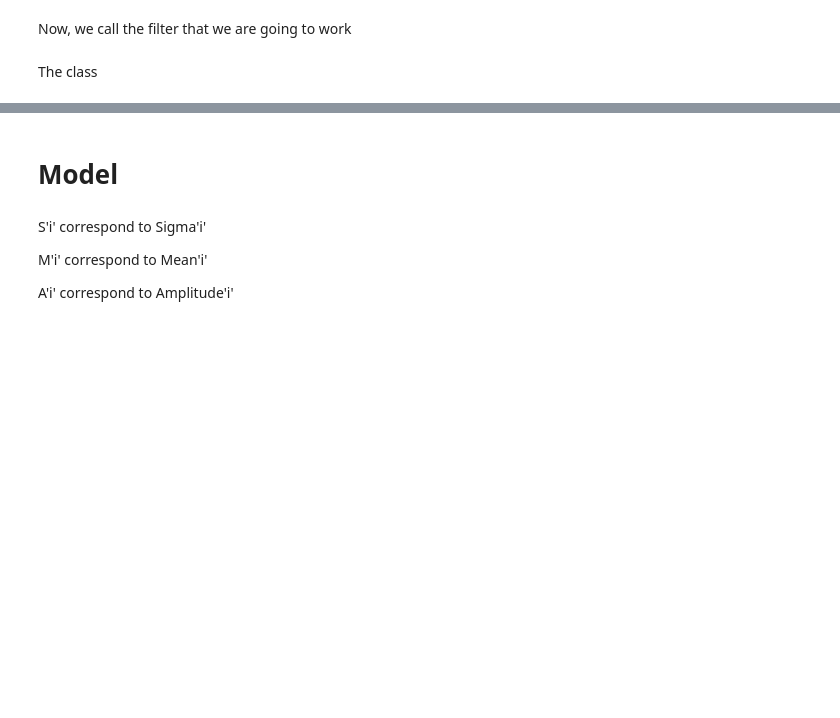
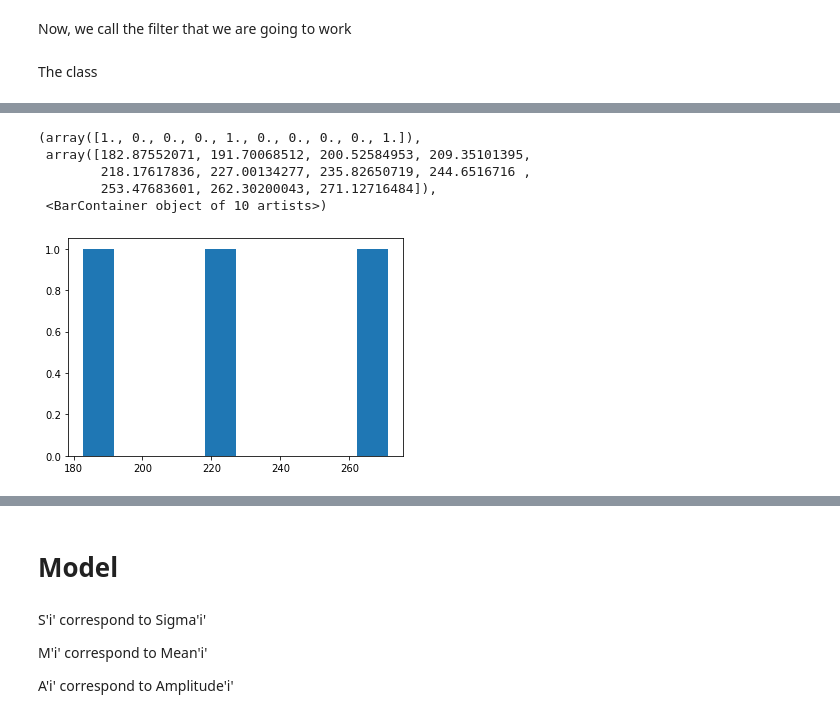
Before and after one commit to will-henney/globule-seminario, a Jupyter notebook: 30Doradus/Fit_to_spectrum_of_NIRSpec.ipynb, the cells around one changed output, grey strips where cells are left out. Saved outputs shown, nothing was run; the diff lists cells and outputs as text; code cells hidden in the pictures; blank space fills up the shorter version.

```diff
--- a/30Doradus/Fit_to_spectrum_of_NIRSpec.ipynb
+++ b/30Doradus/Fit_to_spectrum_of_NIRSpec.ipynb
@@ -95,0 +246,9 @@ example = FilterSpectrum(x,y,T_F187N[0],T_F187N[1])
+# %%
+plt.hist([i.peaks['Br epsilon']['amplitude'] for i in specs_NIRSpec[0:3]] )
+# %% [output]
+(array([1., 0., 0., 0., 1., 0., 0., 0., 0., 1.]),
+ array([182.87552071, 191.70068512, 200.52584953, 209.35101395,
+        218.17617836, 227.00134277, 235.82650719, 244.6516716 ,
+        253.47683601, 262.30200043, 271.12716484]),
+ <BarContainer object of 10 artists>)
+[figure, added]
```
Also changed, not shown: parts of 26 cells of this notebook, 38 other files.
